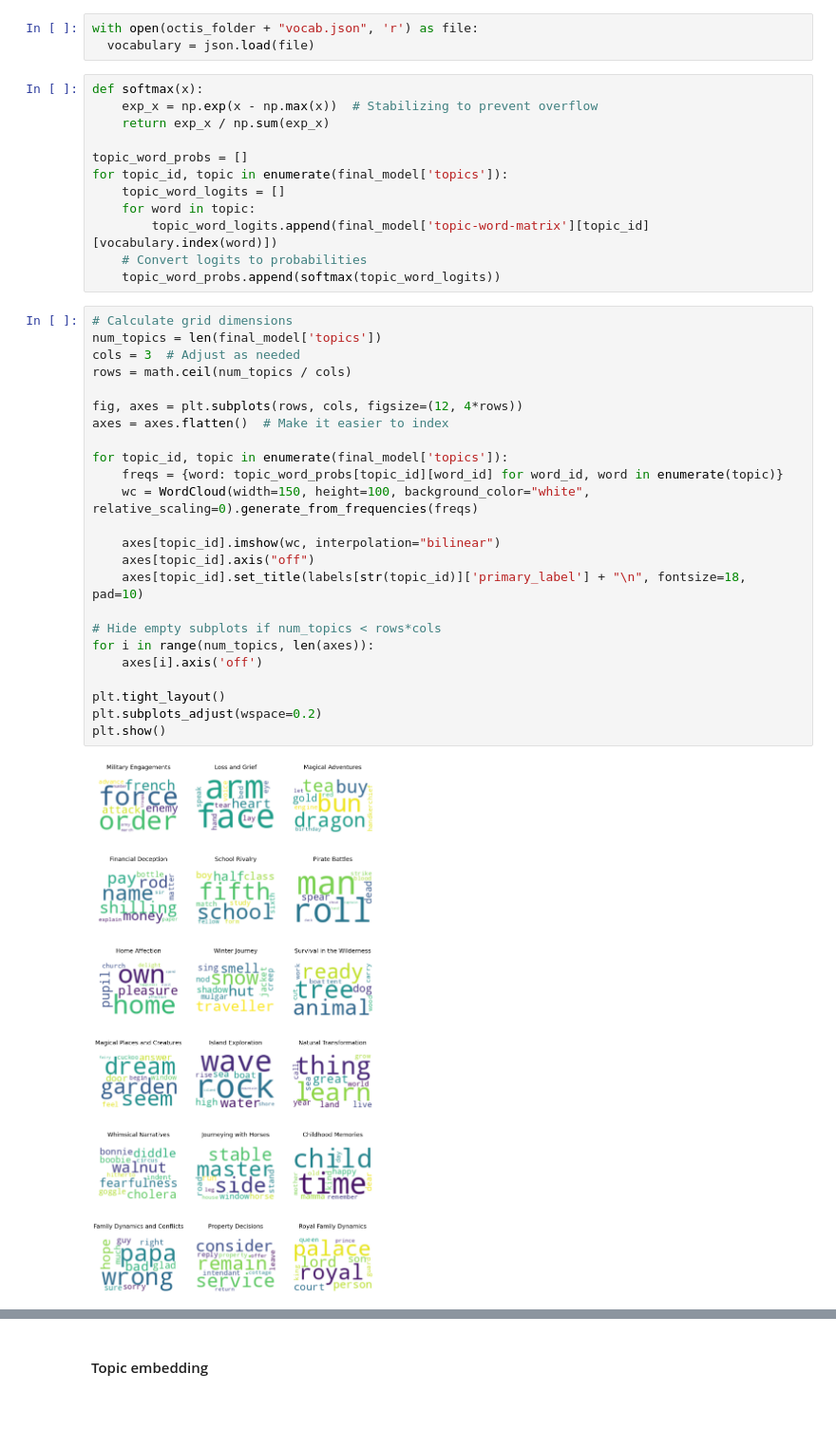
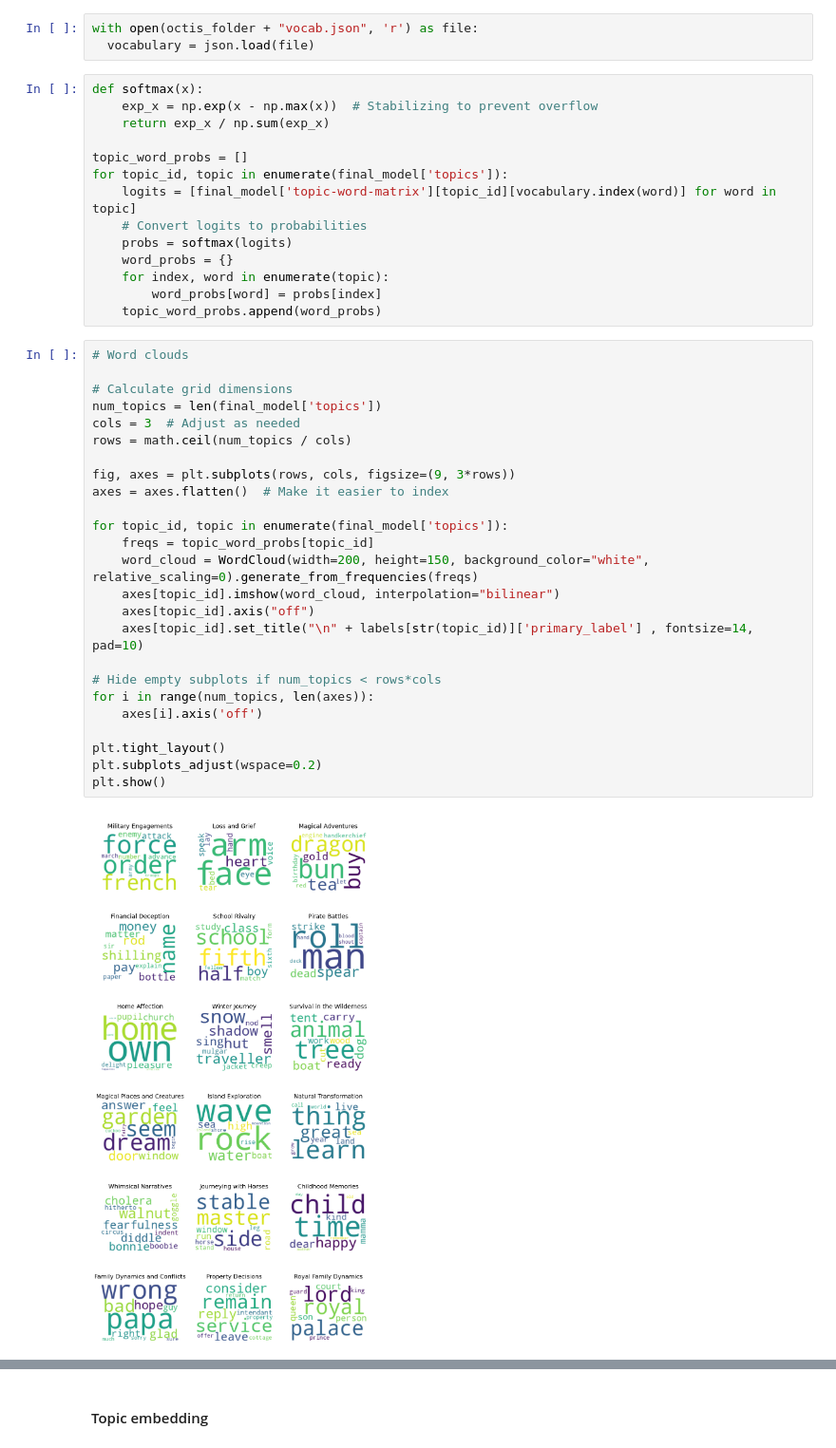
Before and after one commit to tonazzog/ChiLit_Topic_Modeling, a Jupyter notebook: 09 - Analysis.ipynb, the cells around one changed output, grey strips where cells are left out. Shown at 95% size. Drawn from its saved outputs; the diff is of its cells as text; blank space fills up the shorter version.

Commit message:
Fixed visualizations

```diff
--- a/09 - Analysis.ipynb
+++ b/09 - Analysis.ipynb
@@ -97,37 +97,40 @@ def softmax(x):
 
 topic_word_probs = []
 for topic_id, topic in enumerate(final_model['topics']):
-    topic_word_logits = []
-    for word in topic:
-        topic_word_logits.append(final_model['topic-word-matrix'][topic_id][vocabulary.index(word)])
+    logits = [final_model['topic-word-matrix'][topic_id][vocabulary.index(word)] for word in topic]
     # Convert logits to probabilities
-    topic_word_probs.append(softmax(topic_word_logits))
+    probs = softmax(logits)
+    word_probs = {}
+    for index, word in enumerate(topic):
+        word_probs[word] = probs[index]
+    topic_word_probs.append(word_probs)
 # %%
+# Word clouds
+
 # Calculate grid dimensions
 num_topics = len(final_model['topics'])
 cols = 3  # Adjust as needed
 rows = math.ceil(num_topics / cols)
 
-fig, axes = plt.subplots(rows, cols, figsize=(12, 4*rows))
+fig, axes = plt.subplots(rows, cols, figsize=(9, 3*rows))
 axes = axes.flatten()  # Make it easier to index
 
 for topic_id, topic in enumerate(final_model['topics']):
-    freqs = {word: topic_word_probs[topic_id][word_id] for word_id, word in enumerate(topic)}
-    wc = WordCloud(width=150, height=100, background_color="white", relative_scaling=0).generate_from_frequencies(freqs)
-
-    axes[topic_id].imshow(wc, interpolation="bilinear")
+    freqs = topic_word_probs[topic_id]
+    word_cloud = WordCloud(width=200, height=150, background_color="white", relative_scaling=0).generate_from_frequencies(freqs)
+    axes[topic_id].imshow(word_cloud, interpolation="bilinear")
     axes[topic_id].axis("off")
-    axes[topic_id].set_title(labels[str(topic_id)]['primary_label'] + "\n", fontsize=18, pad=10)
+    axes[topic_id].set_title("\n" + labels[str(topic_id)]['primary_label'] , fontsize=14, pad=10)
 
 # Hide empty subplots if num_topics < rows*cols
 for i in range(num_topics, len(axes)):
     axes[i].axis('off')
 
 plt.tight_layout()
 plt.subplots_adjust(wspace=0.2)
 plt.show()
 # %% [output]
-[figure, old version]
+[figure, new version]
 # %%
 # Word importance barcharts
 top_n = 10
```
Also changed, not shown: parts of 8 cells of this notebook, 5 other files.
